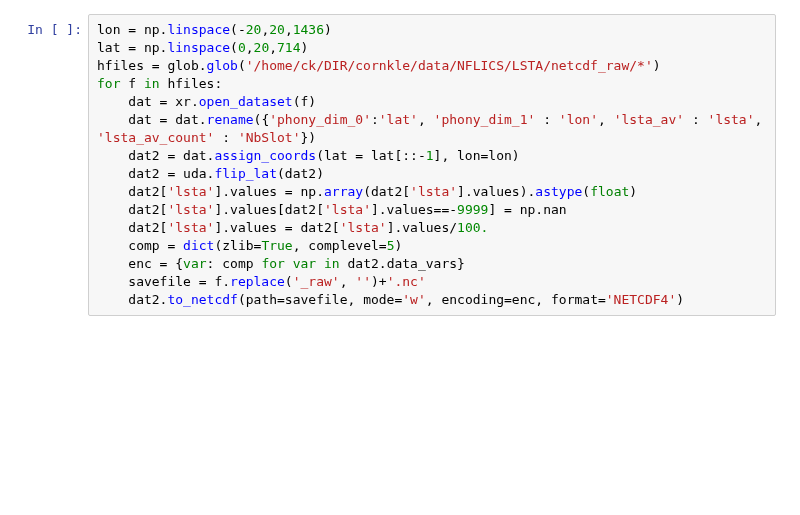
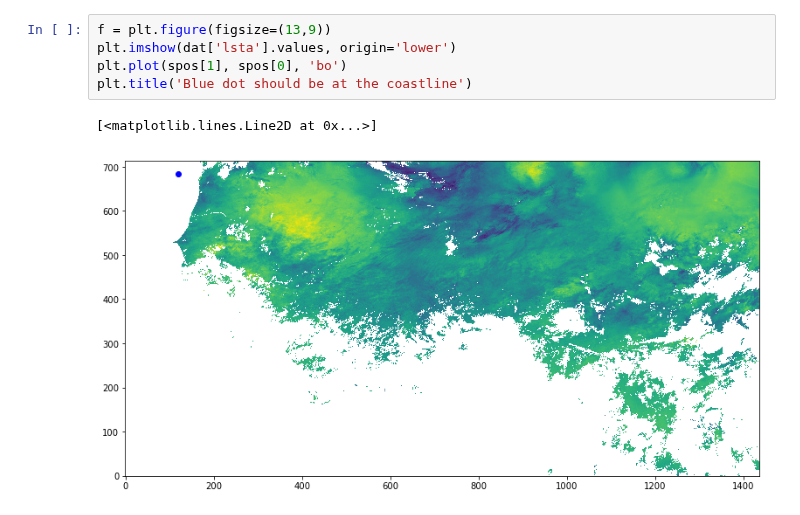
Before and after one commit to cornkle/proj_CEH, a Jupyter notebook: notebooks/NFLICS_LSTA_check.ipynb, the cells around one changed output. Saved outputs shown, nothing was run; the diff lists cells and outputs as text; blank space fills up the shorter version.

```diff
--- a/notebooks/NFLICS_LSTA_check.ipynb
+++ b/notebooks/NFLICS_LSTA_check.ipynb
@@ -115,16 +126,8 @@ f.savefig('/home/ck/DIR/cornkle/data/NFLICS/NFLICS_lsta_test.png')
-# %%
-lon = np.linspace(-20,20,1436)
-lat = np.linspace(0,20,714)
-hfiles = glob.glob('/home/ck/DIR/cornkle/data/NFLICS/LSTA/netcdf_raw/*')
-for f in hfiles:
-    dat = xr.open_dataset(f)
-    dat = dat.rename({'phony_dim_0':'lat', 'phony_dim_1' : 'lon', 'lsta_av' : 'lsta', 'lsta_av_count' : 'NbSlot'})
-    dat2 = dat.assign_coords(lat = lat[::-1], lon=lon)
-    dat2 = uda.flip_lat(dat2)
-    dat2['lsta'].values = np.array(dat2['lsta'].values).astype(float)
-    dat2['lsta'].values[dat2['lsta'].values==-9999] = np.nan
-    dat2['lsta'].values = dat2['lsta'].values/100.
-    comp = dict(zlib=True, complevel=5)
-    enc = {var: comp for var in dat2.data_vars}
-    savefile = f.replace('_raw', '')+'.nc'
-    dat2.to_netcdf(path=savefile, mode='w', encoding=enc, format='NETCDF4')
+# %%
+f = plt.figure(figsize=(13,9))
+plt.imshow(dat['lsta'].values, origin='lower')
+plt.plot(spos[1], spos[0], 'bo')
+plt.title('Blue dot should be at the coastline')
+# %% [output]
+[<matplotlib.lines.Line2D at 0x...>]
+[figure, added]
```
Also changed, not shown: parts of 30 cells of this notebook, 16 other files.
